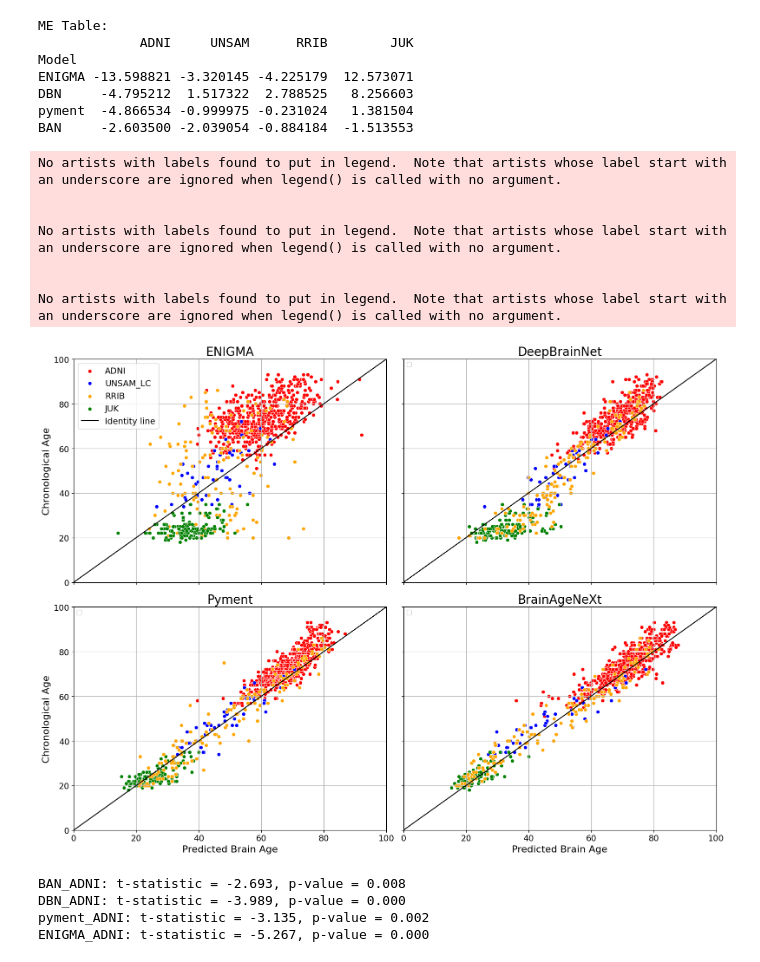
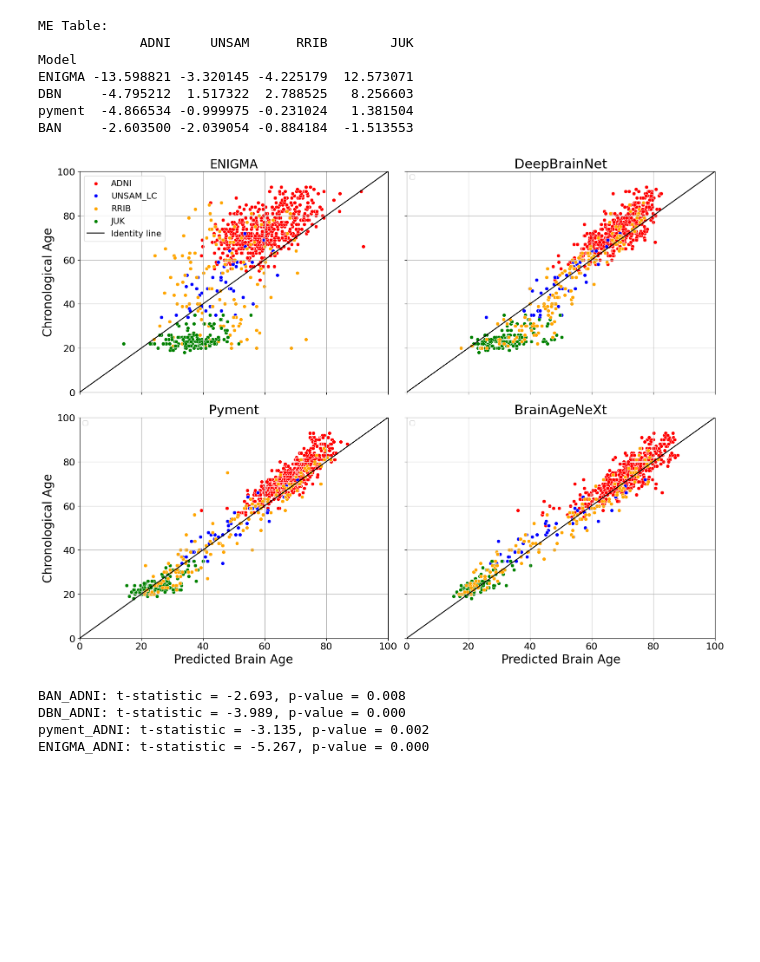
Before and after one commit to mabelzunce/brainage-models-benchmark, a Jupyter notebook: results/scatter+box.ipynb, the cells around one changed output. Cells and saved outputs as stored; diff of their text form; code cells hidden in the pictures; blank space fills up the shorter version.

```diff
--- a/results/scatter+box.ipynb
+++ b/results/scatter+box.ipynb
@@ -112,8 +112,8 @@ sns.scatterplot(data=ENIGMA_RRIB, y='age', x='prediction', ax=axes[0], color='or
 sns.scatterplot(data=ENIGMA_JUK, y='age', x='prediction', ax=axes[0], color='green', label='JUK')
 axes[0].plot([0, 100], [0, 100], color='black', label='Identity line')
 axes[0].set_title('ENIGMA', fontsize=20)
-axes[0].set_xlabel('Predicted Brain Age', fontsize=16)
-axes[0].set_ylabel('Chronological Age', fontsize=16)
+axes[0].set_xlabel('Predicted Brain Age', fontsize=20)
+axes[0].set_ylabel('Chronological Age', fontsize=20)
 axes[0].legend(fontsize=14)
 axes[0].grid(True)
 
@@ -123,52 +123,45 @@ sns.scatterplot(data=DBN_UNSAM[DBN_UNSAM['Grupo']=='CONTROL'], y='Edad', x='Pred
 sns.scatterplot(data=DBN_JUK, y='age', x='Pred_Age', ax=axes[1], color='green')
 sns.scatterplot(data=DBN_RRIB, y='age', x='Pred_Age', ax=axes[1], color='orange')
 axes[1].plot([0, 100], [0, 100], color='black')
-axes[1].set_title('DeepBrainNet', fontsize=20)
-axes[1].set_xlabel('Predicted Brain Age', fontsize=16)
-axes[1].set_ylabel('Chronological Age', fontsize=16)
+axes[1].set_title('DeepBrainNet', fontsize=22)
+axes[1].set_xlabel('Predicted Brain Age', fontsize=20)
+axes[1].set_ylabel('Chronological Age', fontsize=20)
 axes[1].legend()
 axes[1].grid(True)
 
 # --- subplot 3: Pyment ---
 sns.scatterplot(data=pyment_ADNI[pyment_ADNI['Group']=='CN'], y='Age', x='prediction', ax=axes[2], color='red')
 sns.scatterplot(data=pyment_UNSAM[pyment_UNSAM['Grupo']=='CONTROL'], y='Edad', x='prediction', ax=axes[2], color='blue')
 sns.scatterplot(data=pyment_JUK, y='age', x='prediction', ax=axes[2], color='green')
 sns.scatterplot(data=pyment_RRIB, y='age', x='prediction', ax=axes[2], color='orange')
 axes[2].plot([0, 100], [0, 100], color='black')
-axes[2].set_title('Pyment', fontsize=20)
-axes[2].set_xlabel('Predicted Brain Age', fontsize=16)
-axes[2].set_ylabel('Chronological Age', fontsize=16)
+axes[2].set_title('Pyment', fontsize=22)
+axes[2].set_xlabel('Predicted Brain Age', fontsize=20)
+axes[2].set_ylabel('Chronological Age', fontsize=20)
 axes[2].legend()
 axes[2].grid(True)
 
 # --- subplot 4: BrainAgeNeXt ---
 sns.scatterplot(data=BAN_ADNI[BAN_ADNI['Group']=='CN'], y='Age', x='Predicted_Brain_Age', ax=axes[3], color='red')
 sns.scatterplot(data=BAN_UNSAM[BAN_UNSAM['Grupo']=='CONTROL'], y='Edad', x='Predicted_Brain_Age', ax=axes[3], color='blue')
 sns.scatterplot(data=BAN_JUK, y='age', x='Predicted_Brain_Age', ax=axes[3], color='green')
 sns.scatterplot(data=BAN_RRIB, y='age', x='Predicted_Brain_Age', ax=axes[3], color='orange')
 axes[3].plot([0, 100], [0, 100], color='black')
-axes[3].set_title('BrainAgeNeXt', fontsize=20)
-axes[3].set_xlabel('Predicted Brain Age', fontsize=16)
-axes[3].set_ylabel('Age', fontsize=16)
+axes[3].set_title('BrainAgeNeXt', fontsize=22)
+axes[3].set_xlabel('Predicted Brain Age', fontsize=20)
+axes[3].set_ylabel('Age', fontsize=20)
 axes[3].legend()
 axes[3].grid(True)
 
 for ax in axes:
     ax.set_xlim(0, 100)
     ax.set_ylim(0, 100)
-    ax.tick_params(axis='both', labelsize=14)  # Cambia 16 por el tamaño que prefieras
+    ax.tick_params(axis='both', labelsize=16)  # Cambia 16 por el tamaño que prefieras
 
 plt.tight_layout()
 plt.show()
 # %% [output]
-No artists with labels found to put in legend.  Note that artists whose label start with an underscore are ignored when legend() is called with no argument.
-
-
-No artists with labels found to put in legend.  Note that artists whose label start with an underscore are ignored when legend() is called with no argument.
-
-
-No artists with labels found to put in legend.  Note that artists whose label start with an underscore are ignored when legend() is called with no argument.
-[figure, old version]
+[figure, new version]
 # %%
 import plotly.express as px
 from plotly.subplots import make_subplots
```
Also changed, not shown: 7 other files.
